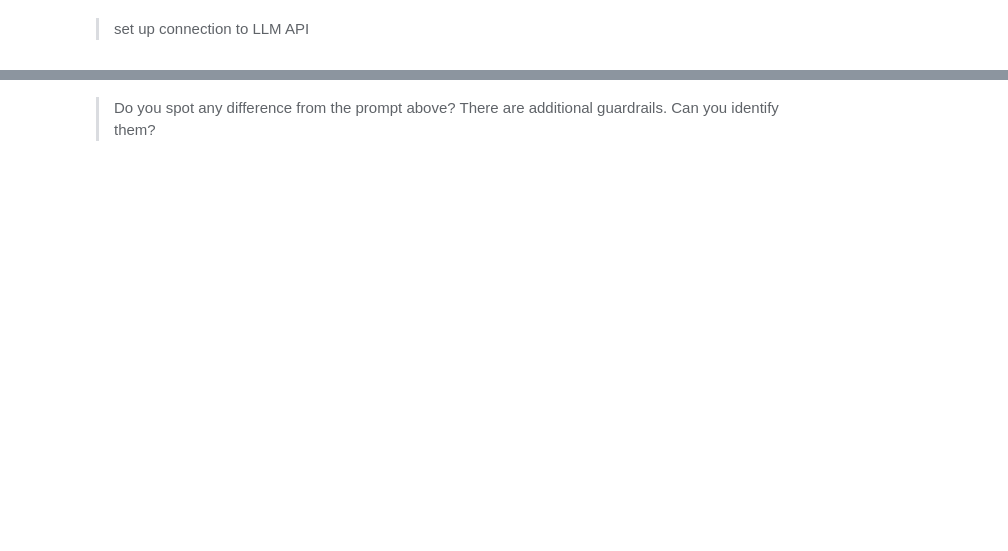
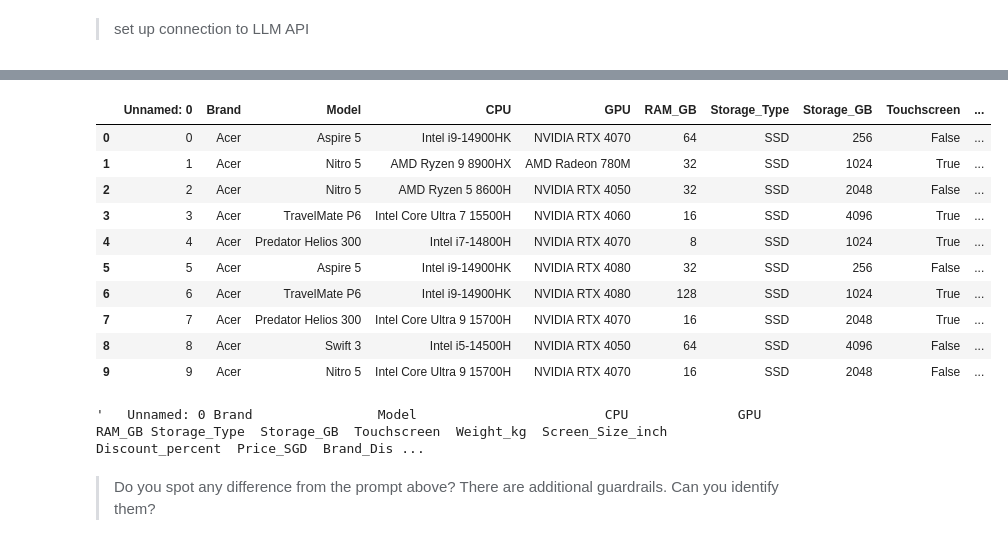
Before and after one commit to leongie/ADALL_github, a Jupyter notebook: ADALL_Preparing_and_Modelling.ipynb, the cells around one changed output, grey strips where cells are left out. Cells and saved outputs as stored; diff of their text form; code cells hidden in the pictures; blank space fills up the shorter version.

```diff
--- a/ADALL_Preparing_and_Modelling.ipynb
+++ b/ADALL_Preparing_and_Modelling.ipynb
@@ -98,0 +107,10 @@ df.columns
+# %%
+# Example: Replace this with the raw URL of your GitHub file
+github_raw_url = 'https://raw.githubusercontent.com/rq-goh/ADALL_github/main/laptop_prices_2024_sgd_TL.csv'
+try:
+    df = pd.read_csv(github_raw_url,) # index_col=0) # index_col allow us to treat the first column as the index which happens to be the numbers
+    print("Successfully loaded data from GitHub!")
+    display(df.head())
+except Exception as e:
+    print(f"Error loading data: {e}")
+    print("Please ensure the URL is correct and the file format is compatible with `pd.read_csv`.")
@@ -214,3 +283,21 @@ print(data_preview)
+# %%
+df.head(10) #this is dataframe
+# %% [output]
+|  | Unnamed: 0 | Brand | Model | CPU | GPU | RAM_GB | Storage_Type | Storage_GB | Touchscreen | ... |
+| 0 | 0 | Acer | Aspire 5 | Intel i9-14900HK | NVIDIA RTX 4070 | 64 | SSD | 256 | False | ... |
+| 1 | 1 | Acer | Nitro 5 | AMD Ryzen 9 8900HX | AMD Radeon 780M | 32 | SSD | 1024 | True | ... |
+| 2 | 2 | Acer | Nitro 5 | AMD Ryzen 5 8600H | NVIDIA RTX 4050 | 32 | SSD | 2048 | False | ... |
+| 3 | 3 | Acer | TravelMate P6 | Intel Core Ultra 7 15500H | NVIDIA RTX 4060 | 16 | SSD | 4096 | True | ... |
+| 4 | 4 | Acer | Predator Helios 300 | Intel i7-14800H | NVIDIA RTX 4070 | 8 | SSD | 1024 | True | ... |
+| 5 | 5 | Acer | Aspire 5 | Intel i9-14900HK | NVIDIA RTX 4080 | 32 | SSD | 256 | False | ... |
+| 6 | 6 | Acer | TravelMate P6 | Intel i9-14900HK | NVIDIA RTX 4080 | 128 | SSD | 1024 | True | ... |
+| 7 | 7 | Acer | Predator Helios 300 | Intel Core Ultra 9 15700H | NVIDIA RTX 4070 | 16 | SSD | 2048 | True | ... |
+| 8 | 8 | Acer | Swift 3 | Intel i5-14500H | NVIDIA RTX 4050 | 64 | SSD | 4096 | False | ... |
+| 9 | 9 | Acer | Nitro 5 | Intel Core Ultra 9 15700H | NVIDIA RTX 4070 | 16 | SSD | 2048 | False | ... |
+# %%
+data_preview  # use the print function and it will be more formatted
+# %% [output]
+'   Unnamed: 0 Brand                Model                        CPU              GPU  RAM_GB Storage_Type  Storage_GB  Touchscreen  Weight_kg  Screen_Size_inch  Discount_percent  Price_SGD  Brand_Dis ...
 # %% [markdown]
 > Do you spot any difference from the prompt above? There are additional guardrails. Can you identify them?
 # %%
```
Also changed, not shown: parts of 19 cells of this notebook.
